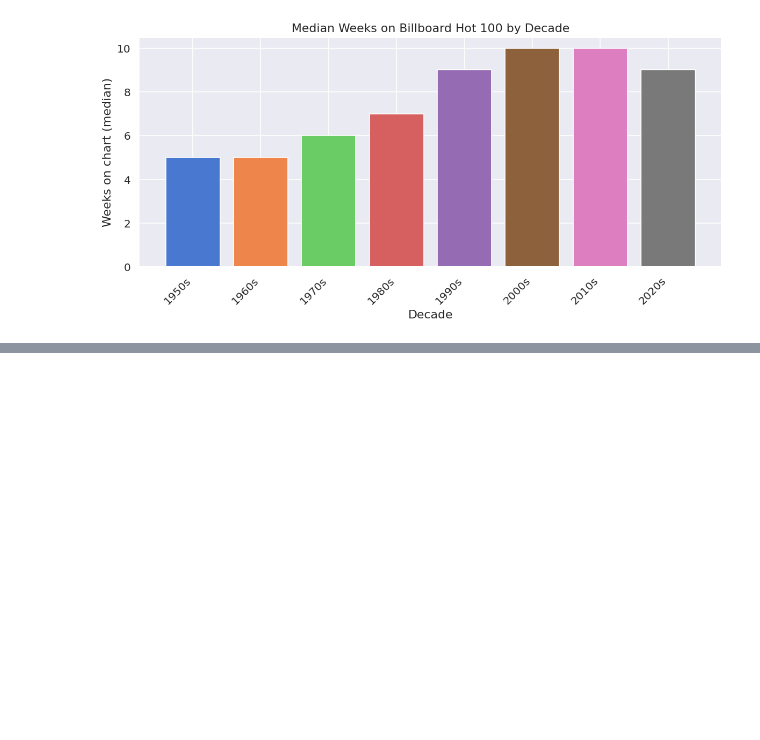
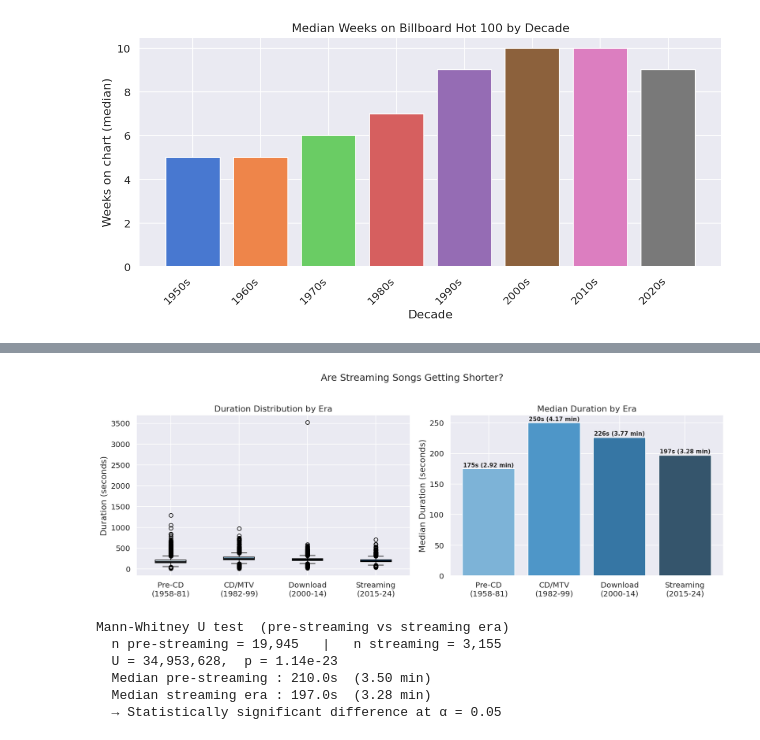
Before and after one commit to Israk-Arafat/MusicEvolution, a Jupyter notebook: notebooks/analysis.ipynb, the cells around one changed output, grey strips where cells are left out. Cells and saved outputs as stored; diff of their text form; code cells hidden in the pictures; blank space fills up the shorter version.

```diff
--- a/notebooks/analysis.ipynb
+++ b/notebooks/analysis.ipynb
@@ -158,0 +242,47 @@ plt.show()
+# %%
+era_bins   = [1957, 1981, 1999, 2014, 2025]
+era_labels = ['Pre-CD\n(1958-81)', 'CD/MTV\n(1982-99)', 'Download\n(2000-14)', 'Streaming\n(2015-24)']
+
+song_level['era'] = pd.cut(song_level['year'], bins=era_bins, labels=era_labels)
+era_data = song_level.dropna(subset=['era', 'duration_sec'])
+medians  = era_data.groupby('era', observed=True)['duration_sec'].median()
+
+fig, axes = plt.subplots(1, 2, figsize=(14, 5))
+
+bp_data = [era_data[era_data['era'] == e]['duration_sec'].values for e in era_labels]
+bplot = axes[0].boxplot(bp_data, labels=era_labels, patch_artist=True,
+                        medianprops=dict(color='black', linewidth=2))
+for patch, color in zip(bplot['boxes'], sns.color_palette('Blues', 4)):
+    patch.set_facecolor(color)
+axes[0].set_title('Duration Distribution by Era')
+axes[0].set_ylabel('Duration (seconds)')
+
+axes[1].bar(era_labels, medians.values, color=sns.color_palette('Blues_d', 4), edgecolor='white')
+for i, m in enumerate(medians.values):
+    axes[1].text(i, m + 1, f'{m:.0f}s ({m/60:.2f} min)',
+                 ha='center', va='bottom', fontsize=9, fontweight='bold')
+axes[1].set_title('Median Duration by Era')
+axes[1].set_ylabel('Median Duration (seconds)')
+
+plt.suptitle('Are Streaming Songs Getting Shorter?', fontsize=15, y=1.02)
+plt.tight_layout()
+plt.show()
+
+# Mann-Whitney U test: pre-streaming vs streaming
+pre_stream = era_data[era_data['year'] < 2015]['duration_sec']
+streaming  = era_data[era_data['year'] >= 2015]['duration_sec']
+stat, p = mannwhitneyu(pre_stream, streaming, alternative='two-sided')
+print(f'Mann-Whitney U test  (pre-streaming vs streaming era)')
+print(f'  n pre-streaming = {len(pre_stream):,}   |   n streaming = {len(streaming):,}')
+print(f'  U = {stat:,.0f},  p = {p:.2e}')
+print(f'  Median pre-streaming : {pre_stream.median():.1f}s  ({pre_stream.median()/60:.2f} min)')
+print(f'  Median streaming era : {streaming.median():.1f}s  ({streaming.median()/60:.2f} min)')
+print(f'  → {"Statistically significant difference" if p < 0.05 else "No significant difference"} at α = 0.05')
+# %% [output]
+[figure, added]
+Mann-Whitney U test  (pre-streaming vs streaming era)
+  n pre-streaming = 19,945   |   n streaming = 3,155
+  U = 34,953,628,  p = 1.14e-23
+  Median pre-streaming : 210.0s  (3.50 min)
+  Median streaming era : 197.0s  (3.28 min)
+  → Statistically significant difference at α = 0.05
```
Also changed, not shown: parts of 15 cells of this notebook, 2 other files.
